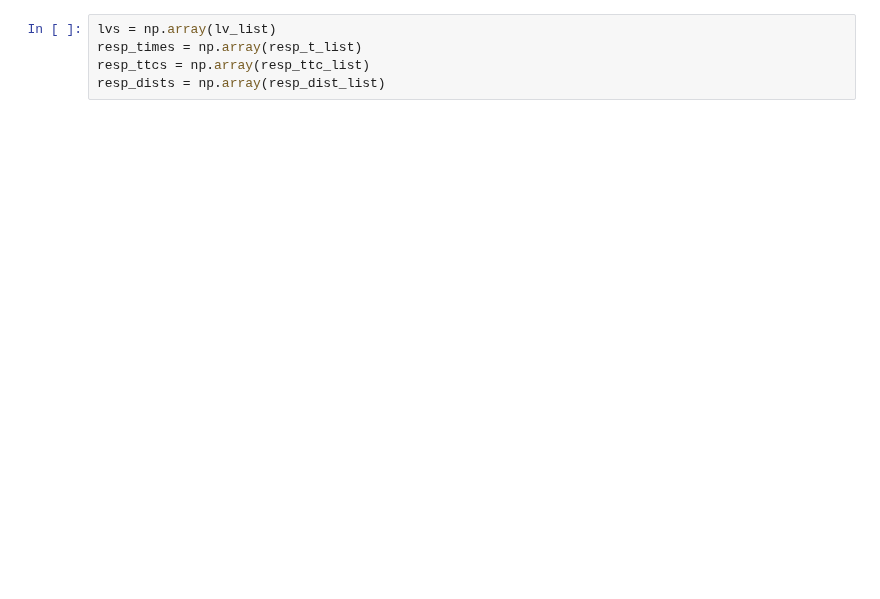
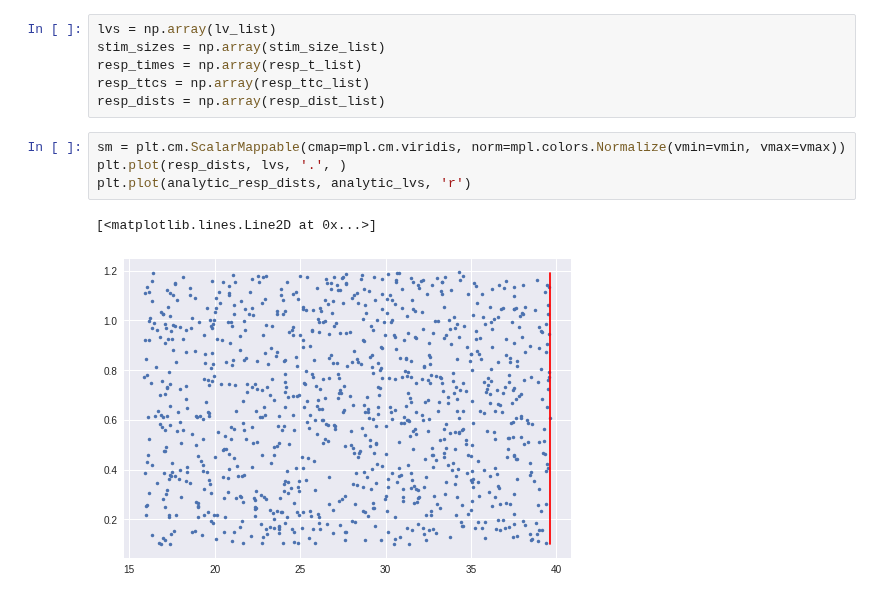
Before and after one commit to awakenting/master-thesis, a Jupyter notebook: code/Stimulus_plots.ipynb, the cells around one changed output. Drawn from its saved outputs; the diff is of its cells as text; blank space fills up the shorter version.

```diff
--- a/code/Stimulus_plots.ipynb
+++ b/code/Stimulus_plots.ipynb
@@ -124,7 +150,15 @@ for i in range(1000):
     resp_dist_list.append(dists[t_resp_idx])
 # %%
 lvs = np.array(lv_list)
+stim_sizes = np.array(stim_size_list)
 resp_times = np.array(resp_t_list)
 resp_ttcs = np.array(resp_ttc_list)
 resp_dists = np.array(resp_dist_list)
+# %%
+sm = plt.cm.ScalarMappable(cmap=mpl.cm.viridis, norm=mpl.colors.Normalize(vmin=vmin, vmax=vmax))
+plt.plot(resp_dists, lvs, '.', )
+plt.plot(analytic_resp_dists, analytic_lvs, 'r')
+# %% [output]
+[<matplotlib.lines.Line2D at 0x...>]
+[figure, added]
 # %%
```
Also changed, not shown: parts of 17 cells of this notebook, 25 other files.
